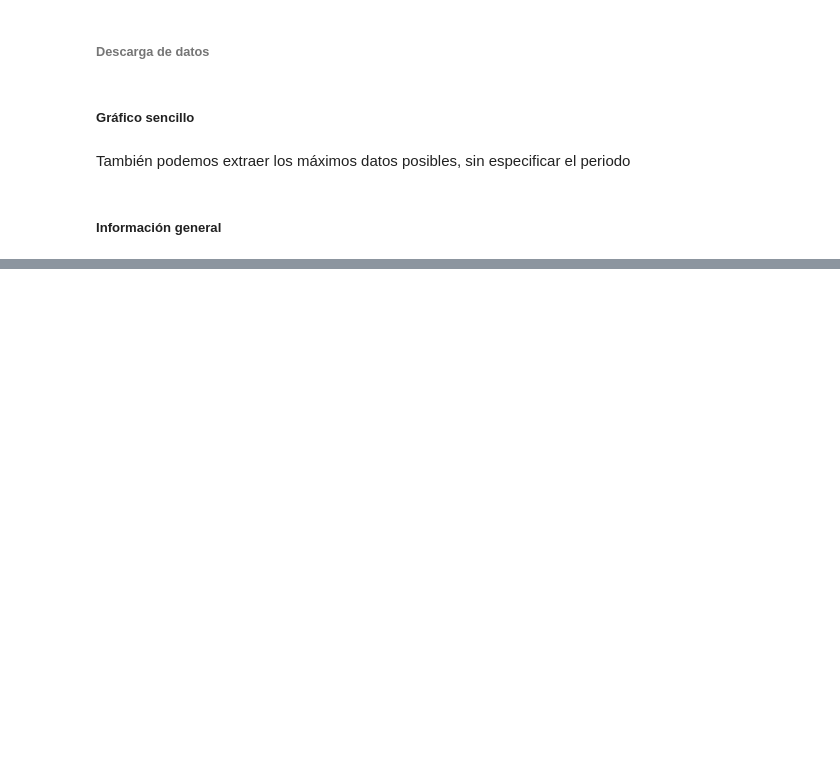
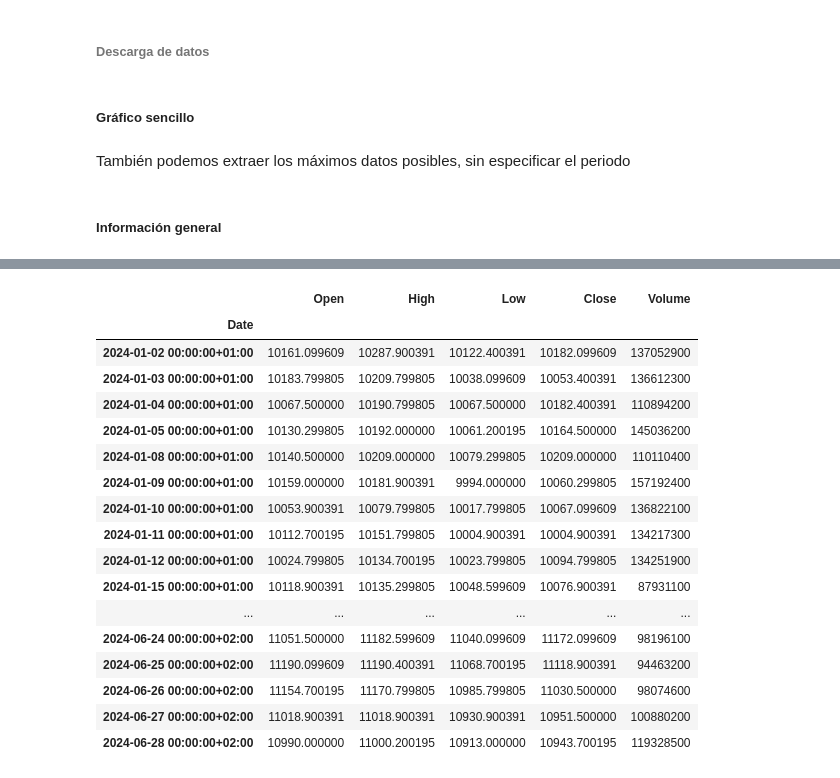
Before and after one commit to RafaelCaballero/Julio25, a Jupyter notebook: code/01carga.ipynb, the cells around one changed output, grey strips where cells are left out. Saved outputs shown, nothing was run; the diff lists cells and outputs as text; code cells hidden in the pictures; blank space fills up the shorter version.

```diff
--- a/code/01carga.ipynb
+++ b/code/01carga.ipynb
@@ -389,0 +473,21 @@ apple_data.dividends.plot()
+# %%
+df.style.highlight_min(color='cyan')
+# %% [output]
+|  | Open | High | Low | Close | Volume |
+| Date |  |  |  |  |  |
+| 2024-01-02 00:00:00+01:00 | 10161.099609 | 10287.900391 | 10122.400391 | 10182.099609 | 137052900 |
+| 2024-01-03 00:00:00+01:00 | 10183.799805 | 10209.799805 | 10038.099609 | 10053.400391 | 136612300 |
+| 2024-01-04 00:00:00+01:00 | 10067.500000 | 10190.799805 | 10067.500000 | 10182.400391 | 110894200 |
+| 2024-01-05 00:00:00+01:00 | 10130.299805 | 10192.000000 | 10061.200195 | 10164.500000 | 145036200 |
+| 2024-01-08 00:00:00+01:00 | 10140.500000 | 10209.000000 | 10079.299805 | 10209.000000 | 110110400 |
+| 2024-01-09 00:00:00+01:00 | 10159.000000 | 10181.900391 | 9994.000000 | 10060.299805 | 157192400 |
+| 2024-01-10 00:00:00+01:00 | 10053.900391 | 10079.799805 | 10017.799805 | 10067.099609 | 136822100 |
+| 2024-01-11 00:00:00+01:00 | 10112.700195 | 10151.799805 | 10004.900391 | 10004.900391 | 134217300 |
+| 2024-01-12 00:00:00+01:00 | 10024.799805 | 10134.700195 | 10023.799805 | 10094.799805 | 134251900 |
+| 2024-01-15 00:00:00+01:00 | 10118.900391 | 10135.299805 | 10048.599609 | 10076.900391 | 87931100 |
+| ... | ... | ... | ... | ... | ... |
+| 2024-06-24 00:00:00+02:00 | 11051.500000 | 11182.599609 | 11040.099609 | 11172.099609 | 98196100 |
+| 2024-06-25 00:00:00+02:00 | 11190.099609 | 11190.400391 | 11068.700195 | 11118.900391 | 94463200 |
+| 2024-06-26 00:00:00+02:00 | 11154.700195 | 11170.799805 | 10985.799805 | 11030.500000 | 98074600 |
+| 2024-06-27 00:00:00+02:00 | 11018.900391 | 11018.900391 | 10930.900391 | 10951.500000 | 100880200 |
+| 2024-06-28 00:00:00+02:00 | 10990.000000 | 11000.200195 | 10913.000000 | 10943.700195 | 119328500 |
```
Also changed, not shown: parts of 10 cells of this notebook.
